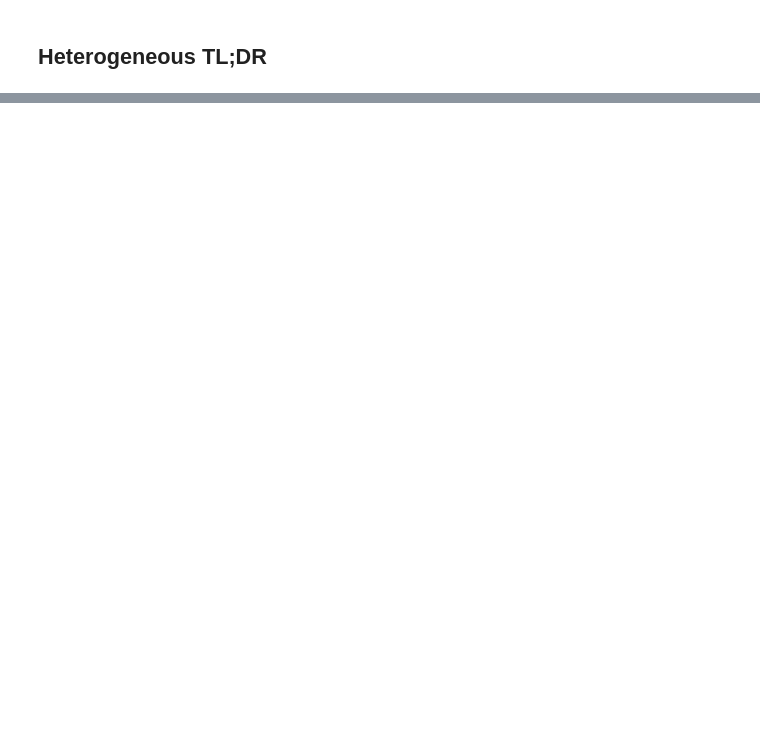
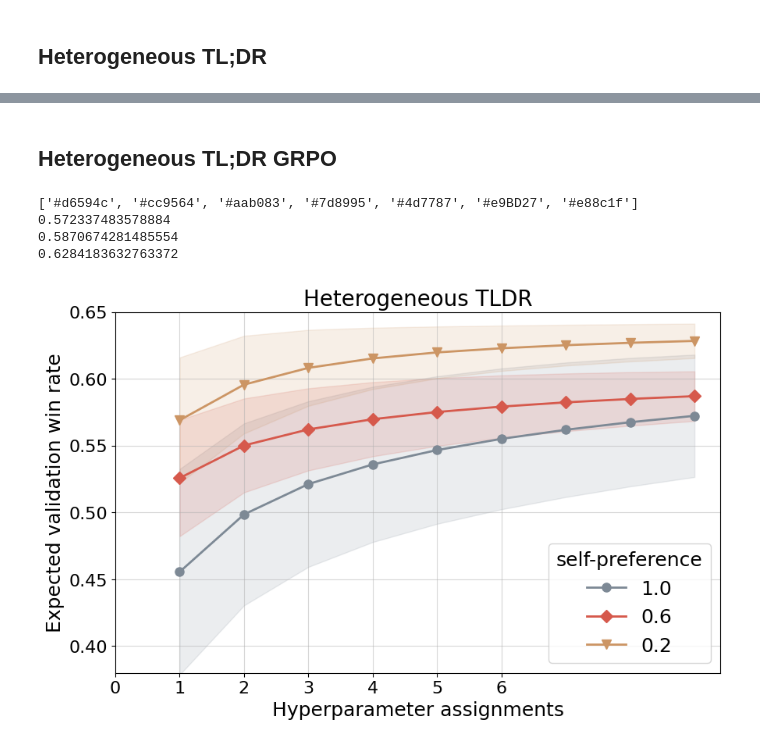
Before and after one commit to RLHF-And-Friends/PrePPO, a Jupyter notebook: src/pre_ppo/scripts/tldr/evp.ipynb, the cells around one changed output, grey strips where cells are left out. Cells and saved outputs as stored; diff of their text form; code cells hidden in the pictures; blank space fills up the shorter version.

Commit message:
grpo_added to evp

```diff
--- a/src/pre_ppo/scripts/tldr/evp.ipynb
+++ b/src/pre_ppo/scripts/tldr/evp.ipynb
@@ -300,0 +324,79 @@ plt.show()
+# %% [markdown]
+## Heterogeneous TL;DR GRPO
+# %%
+import pandas as pd
+
+markers = ['o', 'D', 'v']
+palette = ["#d6594c", "#cc9564", "#aab083", "#7d8995", "#4d7787", "#e9BD27", "#e88c1f"]
+colors = ["#7d8995", "#d6594c", "#cc9564", "#e9BD27"]
+
+print(palette)
+
+def get_statistics(values):
+    performance = sorted(np.array(values))
+    result = samplemax(performance)
+    return result
+
+df = pd.read_csv("resources/wandb_export_ptldr_grpo.csv")
+
+method_lc_dict = {}
+
+for sp in df['reference.protocol.weightage.self_preference'].unique():
+    method_lc_dict[sp] = df[df['reference.protocol.weightage.self_preference'] == sp].groupby(["kl_penalty.coeff", "reference.protocol.weightage.self_preference", "reference.update_every_n_steps"])['winrate'].mean().values
+
+methods_results = {}
+for method, performance in method_lc_dict.items():
+    performance = sorted(np.array(performance))
+    result = samplemax(performance)
+    methods_results[method] = result
+
+plt.figure(figsize=(10,6))
+
+methods_results = dict(sorted(methods_results.items(), reverse=True))
+
+for idx, (method, result) in enumerate(methods_results.items()):
+    if method not in methods_to_keep:
+        continue
+
+    n_values = range(1, len(result["mean"]) + 1)
+    mean_values = result["mean"]
+    std_dev = result["var"]
+    print(mean_values[-1])
+
+    plt.plot(
+        n_values,
+        mean_values,
+        label=method,
+        linewidth=2,
+        marker=markers[idx % len(markers)],  # Переключение маркера на каждый метод
+        markersize=8,
+        color=colors[idx]
+    )
+
+    plt.fill_between(
+        n_values,
+        np.array(mean_values) - np.array(std_dev),
+        np.array(mean_values) + np.array(std_dev),
+        alpha=0.15,
+        color=colors[idx]
+    )
+
+plt.xlabel("Hyperparameter assignments", fontsize=18)
+plt.ylabel("Expected validation win rate", fontsize=18)
+# plt.xlim((1, 16))
+plt.ylim((0.38, 0.65))
+plt.xticks(ticks=np.arange(0, 7, 1), fontsize=16)
+plt.yticks(fontsize=16)
+# plt.title("Ожидаемый максимум с закрашенной зоной стандартного отклонения")
+legend = plt.legend(title="self-preference", fontsize=18)
+legend.get_title().set_fontsize('18')
+plt.grid(True, alpha=0.5)
+plt.title("Heterogeneous TLDR", fontsize=20)
+plt.savefig('ptldr_grpo.pdf')
+plt.show()
+# %% [output]
+['#d6594c', '#cc9564', '#aab083', '#7d8995', '#4d7787', '#e9BD27', '#e88c1f']
+0.572337483578884
+0.5870674281485554
+0.6284183632763372
+[figure, added]
```
Also changed, not shown: parts of 2 cells of this notebook, 9 other files.
